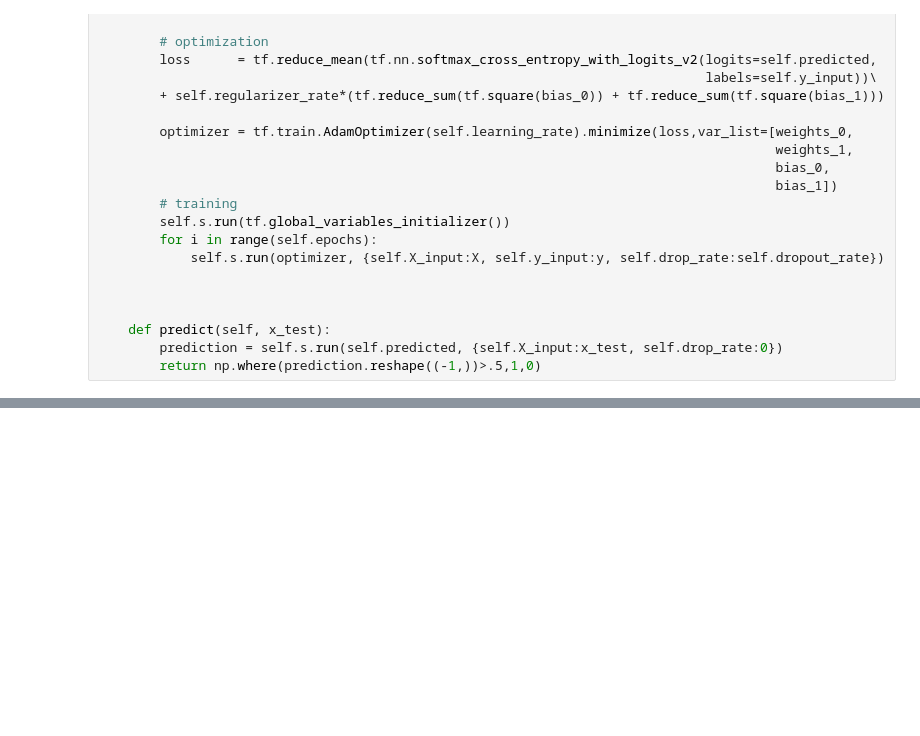
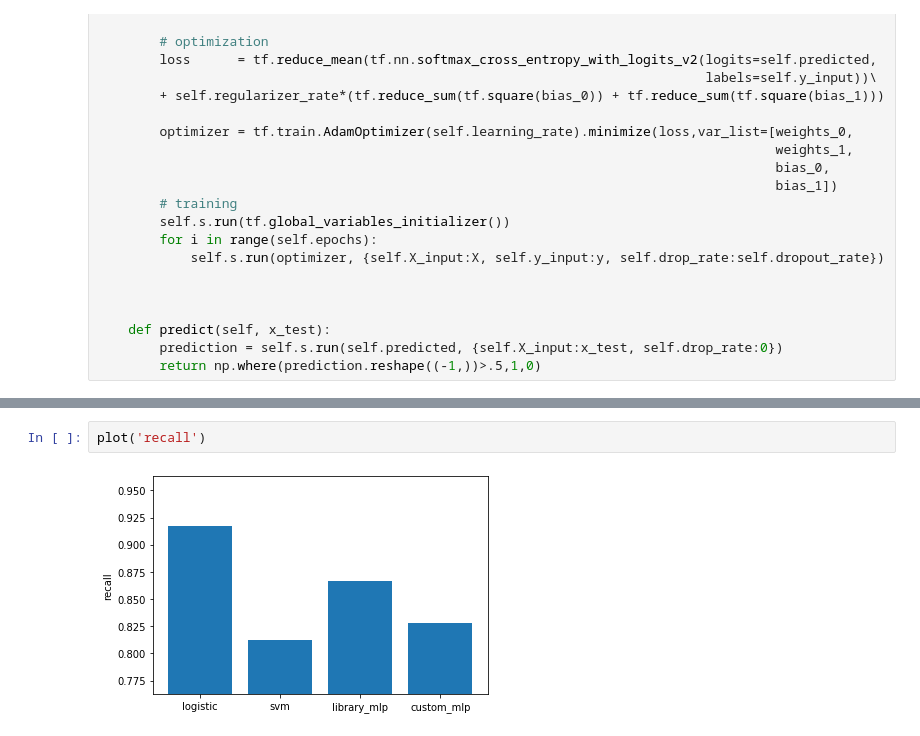
Before and after one commit to furkan-kadioglu/breast_cancer_diagnosis, a Jupyter notebook: breast-cancer.ipynb, the cells around one changed output, grey strips where cells are left out. Drawn from its saved outputs; the diff is of its cells as text; blank space fills up the shorter version.

```diff
--- a/breast-cancer.ipynb
+++ b/breast-cancer.ipynb
@@ -286,0 +281,4 @@ result(MLP(),X,y,5)
+# %%
+plot('recall')
+# %% [output]
+[figure, added]
```
Also changed, not shown: parts of 21 cells of this notebook, 1 other file.
